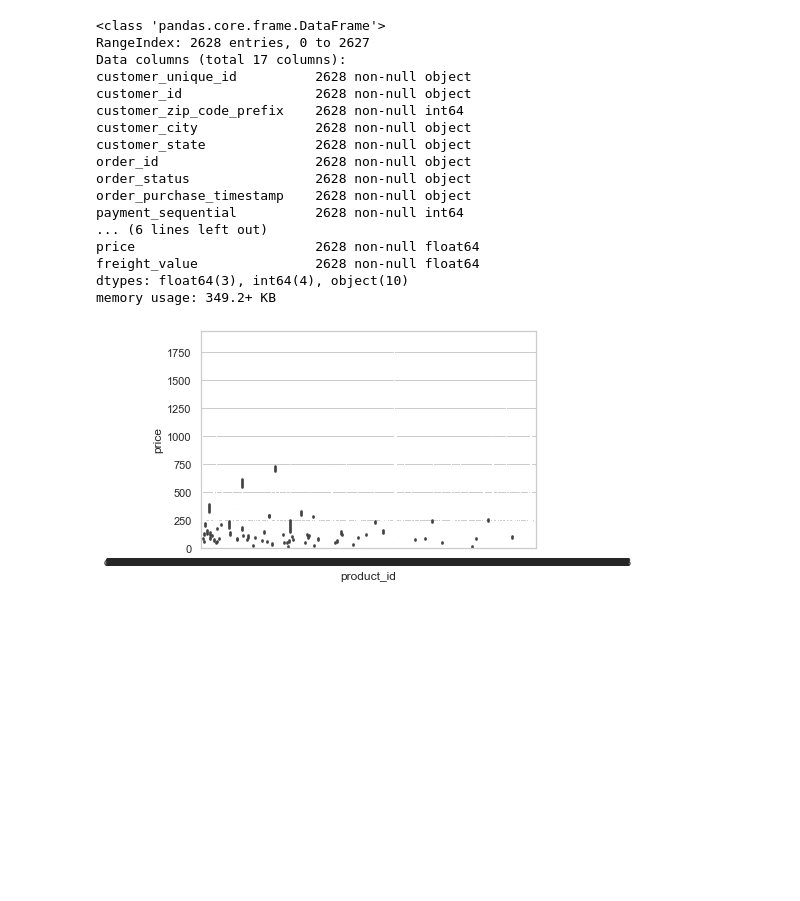
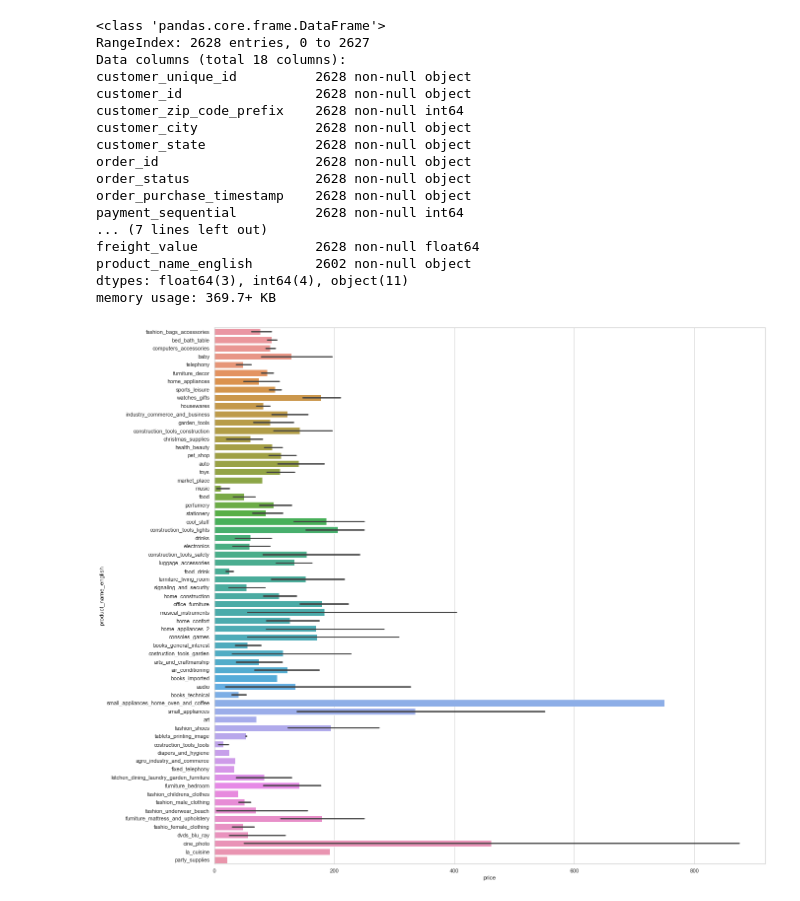
Before and after one commit to Carlene/olist_project, a Jupyter notebook: brazilian_ecommerce_project.ipynb, the cells around one changed output. Drawn from its saved outputs; the diff is of its cells as text; code cells hidden in the pictures; blank space fills up the shorter version.

```diff
--- a/brazilian_ecommerce_project.ipynb
+++ b/brazilian_ecommerce_project.ipynb
@@ -7,13 +7,13 @@ import statsmodels.formula.api as smf
 import seaborn as sns
 from datetime import date
 # %%
-olist = pd.read_csv('/Users/galvanize/Documents/regression/olist/sql.csv')
+olist = pd.read_csv('/Users/galvanize/Documents/regression/olist/olist_data.csv')
 # %%
 olist.info()
 # %% [output]
 <class 'pandas.core.frame.DataFrame'>
 RangeIndex: 2628 entries, 0 to 2627
-Data columns (total 17 columns):
+Data columns (total 18 columns):
 customer_unique_id          2628 non-null object
 customer_id                 2628 non-null object
 customer_zip_code_prefix    2628 non-null int64
@@ -23,13 +23,13 @@ order_id                    2628 non-null object
 order_status                2628 non-null object
 order_purchase_timestamp    2628 non-null object
 payment_sequential          2628 non-null int64
-... (6 lines left out)
-price                       2628 non-null float64
+... (7 lines left out)
 freight_value               2628 non-null float64
-dtypes: float64(3), int64(4), object(10)
-memory usage: 349.2+ KB
+product_name_english        2602 non-null object
+dtypes: float64(3), int64(4), object(11)
+memory usage: 369.7+ KB
 # %%
-sns.set(style="whitegrid")
-ax = sns.barplot(x="product_id", y="price", data=olist)
+plt.figure(figsize=(20, 20))
+ax = sns.barplot(x="price", y="product_name_english", data=olist)
 # %% [output]
-[figure, old version]
+[figure, new version]
```
Also changed, not shown: parts of 2 cells of this notebook, 4 other files.
